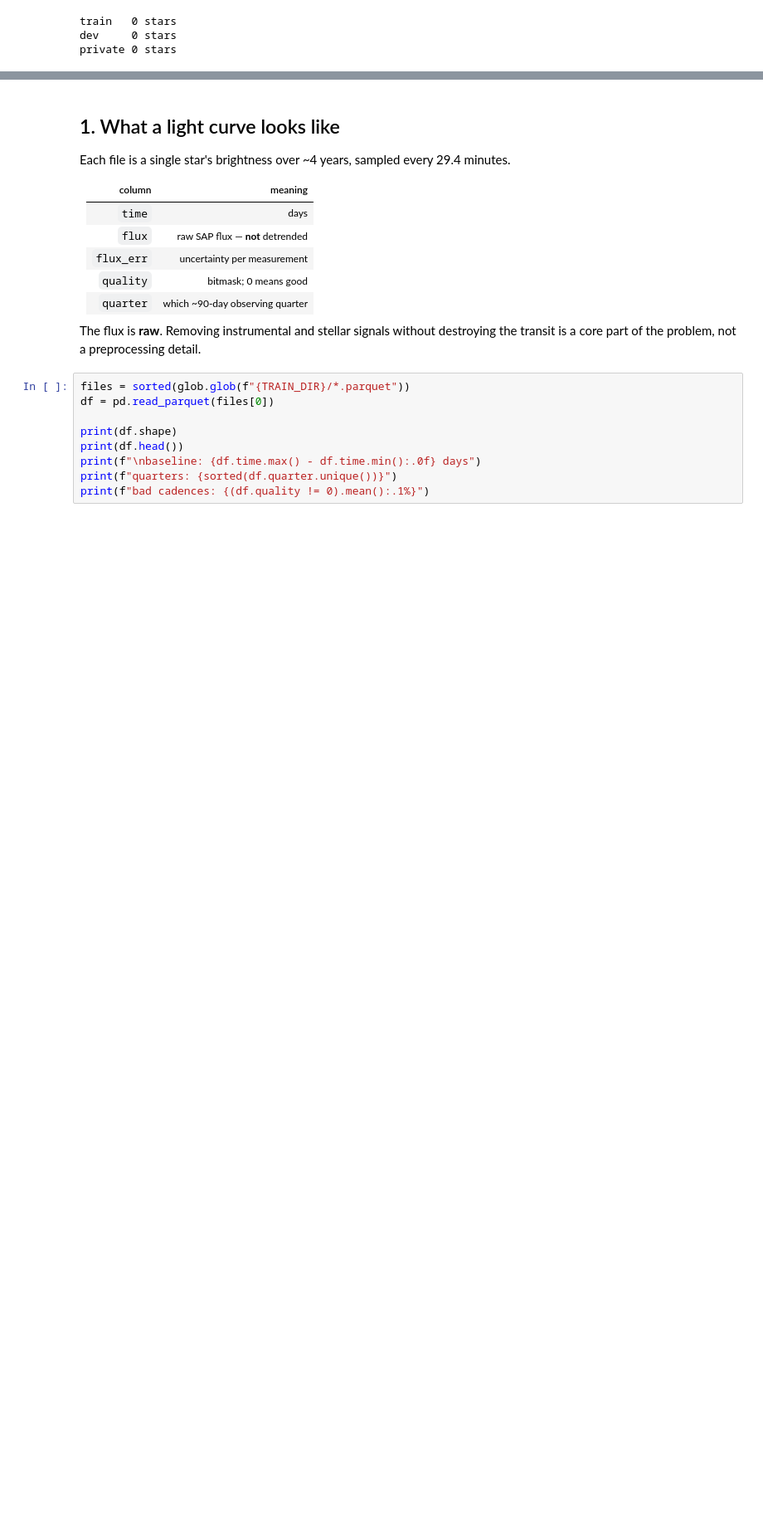
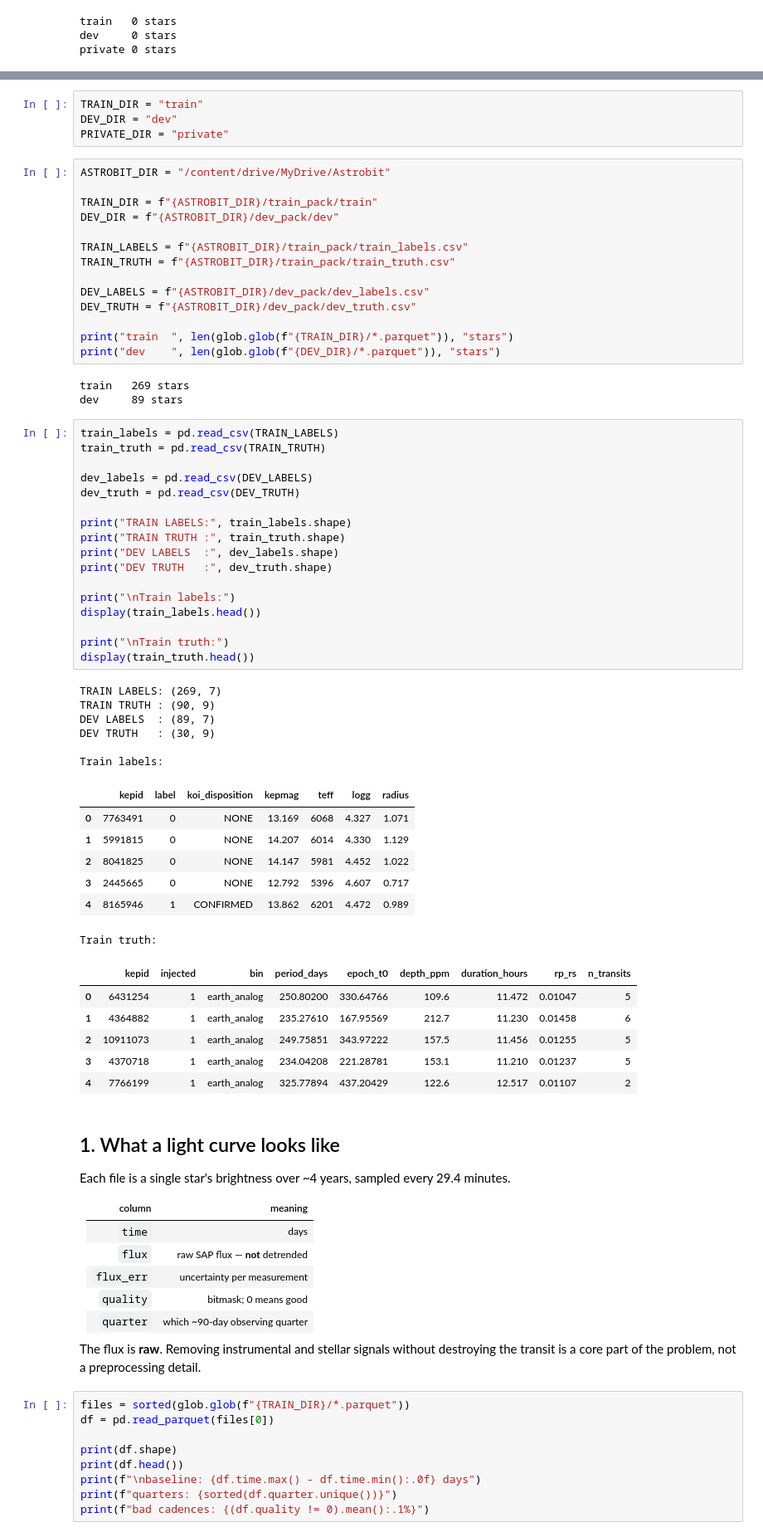
Before and after one commit to Komal2008/Exoplanet-detection, a Jupyter notebook: Astrobit_Transit_Detection.ipynb, the cells around one changed output, grey strips where cells are left out. Shown at 83% size. Drawn from its saved outputs; the diff is of its cells as text; blank space fills up the shorter version.

```diff
--- a/Astrobit_Transit_Detection.ipynb
+++ b/Astrobit_Transit_Detection.ipynb
@@ -64,3 +165,61 @@ private 0 stars
+# %%
+TRAIN_DIR = "train"
+DEV_DIR = "dev"
+PRIVATE_DIR = "private"
+# %%
+ASTROBIT_DIR = "/content/drive/MyDrive/Astrobit"
+
+TRAIN_DIR = f"{ASTROBIT_DIR}/train_pack/train"
+DEV_DIR = f"{ASTROBIT_DIR}/dev_pack/dev"
+
+TRAIN_LABELS = f"{ASTROBIT_DIR}/train_pack/train_labels.csv"
+TRAIN_TRUTH = f"{ASTROBIT_DIR}/train_pack/train_truth.csv"
+
+DEV_LABELS = f"{ASTROBIT_DIR}/dev_pack/dev_labels.csv"
+DEV_TRUTH = f"{ASTROBIT_DIR}/dev_pack/dev_truth.csv"
+
+print("train  ", len(glob.glob(f"{TRAIN_DIR}/*.parquet")), "stars")
+print("dev    ", len(glob.glob(f"{DEV_DIR}/*.parquet")), "stars")
+# %% [output]
+train   269 stars
+dev     89 stars
+# %%
+train_labels = pd.read_csv(TRAIN_LABELS)
+train_truth = pd.read_csv(TRAIN_TRUTH)
+
+dev_labels = pd.read_csv(DEV_LABELS)
+dev_truth = pd.read_csv(DEV_TRUTH)
+
+print("TRAIN LABELS:", train_labels.shape)
+print("TRAIN TRUTH :", train_truth.shape)
+print("DEV LABELS  :", dev_labels.shape)
+print("DEV TRUTH   :", dev_truth.shape)
+
+print("\nTrain labels:")
+display(train_labels.head())
+
+print("\nTrain truth:")
+display(train_truth.head())
+# %% [output]
+TRAIN LABELS: (269, 7)
+TRAIN TRUTH : (90, 9)
+DEV LABELS  : (89, 7)
+DEV TRUTH   : (30, 9)
+
+Train labels:
+|  | kepid | label | koi_disposition | kepmag | teff | logg | radius |
+| 0 | 7763491 | 0 | NONE | 13.169 | 6068 | 4.327 | 1.071 |
+| 1 | 5991815 | 0 | NONE | 14.207 | 6014 | 4.330 | 1.129 |
+| 2 | 8041825 | 0 | NONE | 14.147 | 5981 | 4.452 | 1.022 |
+| 3 | 2445665 | 0 | NONE | 12.792 | 5396 | 4.607 | 0.717 |
+| 4 | 8165946 | 1 | CONFIRMED | 13.862 | 6201 | 4.472 | 0.989 |
+Train truth:
+|  | kepid | injected | bin | period_days | epoch_t0 | depth_ppm | duration_hours | rp_rs | n_transits |
+| 0 | 6431254 | 1 | earth_analog | 250.80200 | 330.64766 | 109.6 | 11.472 | 0.01047 | 5 |
+| 1 | 4364882 | 1 | earth_analog | 235.27610 | 167.95569 | 212.7 | 11.230 | 0.01458 | 6 |
+| 2 | 10911073 | 1 | earth_analog | 249.75851 | 343.97222 | 157.5 | 11.456 | 0.01255 | 5 |
+| 3 | 4370718 | 1 | earth_analog | 234.04208 | 221.28781 | 153.1 | 11.210 | 0.01237 | 5 |
+| 4 | 7766199 | 1 | earth_analog | 325.77894 | 437.20429 | 122.6 | 12.517 | 0.01107 | 2 |
 # %% [markdown]
 ## 1. What a light curve looks like
 
```
Also changed, not shown: parts of 9 cells of this notebook.
